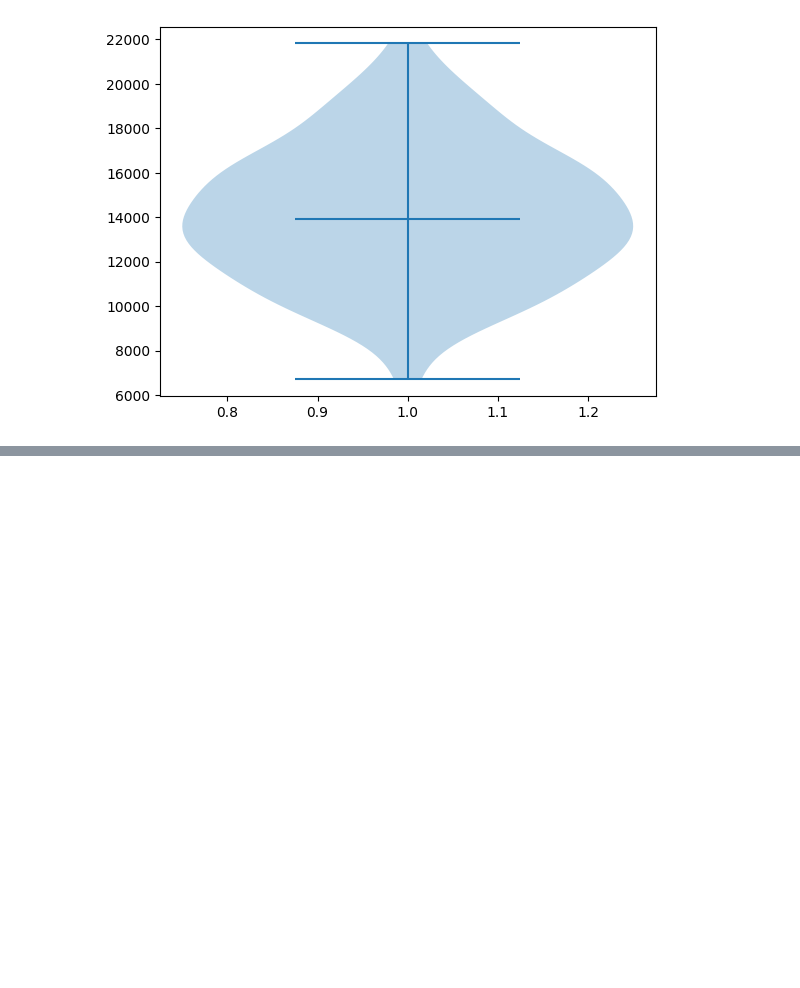
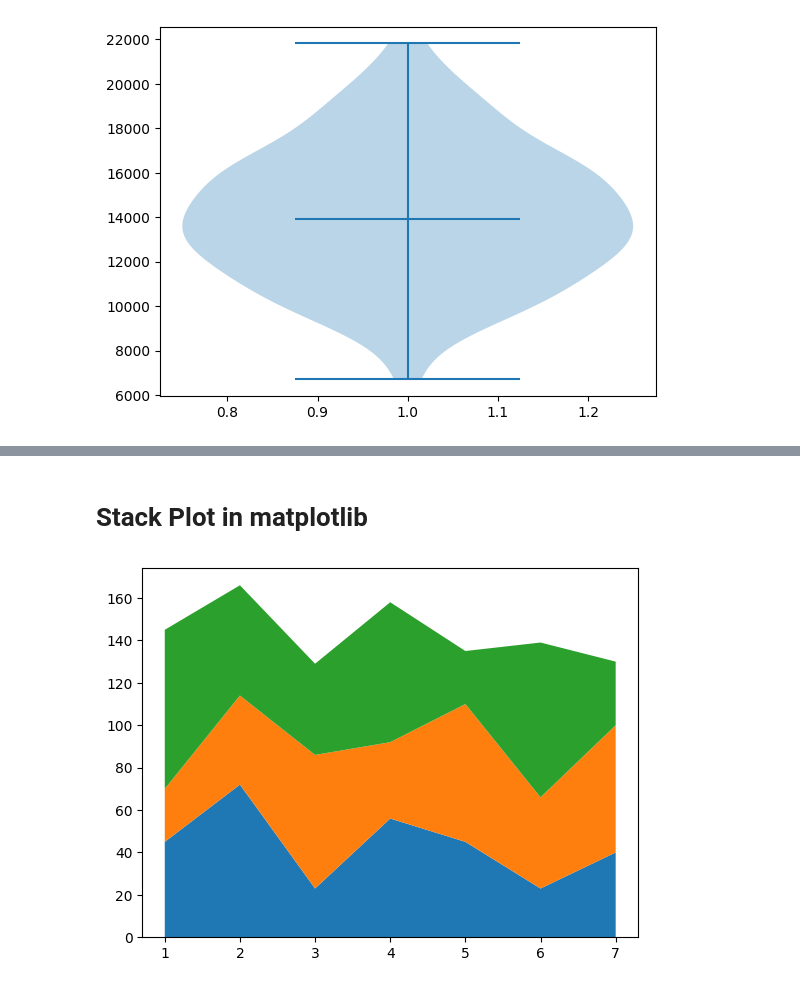
Before and after one commit to DotZohaib/Data-Analytics-Turning-Raw-Data-into-Actionable-Insights, a Jupyter notebook: 35_matplotlib_in_python_Data_Analytics.ipynb, the cells around one changed output, grey strips where cells are left out. Cells and saved outputs as stored; diff of their text form; code cells hidden in the pictures; blank space fills up the shorter version.

```diff
--- a/35_matplotlib_in_python_Data_Analytics.ipynb
+++ b/35_matplotlib_in_python_Data_Analytics.ipynb
@@ -191,0 +217,38 @@ plt.show()
+# %% [markdown]
+<h1>Stack Plot in matplotlib</h1>
+# %%
+import matplotlib.pyplot as plt
+
+day = [1, 2, 3, 4, 5, 6, 7]
+df1 = [
+    45,
+    72,
+    23,
+    56,
+    45,
+    23,
+    40,
+]
+df2 = [
+    25,
+    42,
+    63,
+    36,
+    65,
+    43,
+    60,
+]
+df3 = [
+    75,
+    52,
+    43,
+    66,
+    25,
+    73,
+    30,
+]
+
+plt.stackplot(day, df1, df2, df3)
+plt.show()
+# %% [output]
+[figure, added]
```
Also changed, not shown: parts of 16 cells of this notebook, 2 other files.
